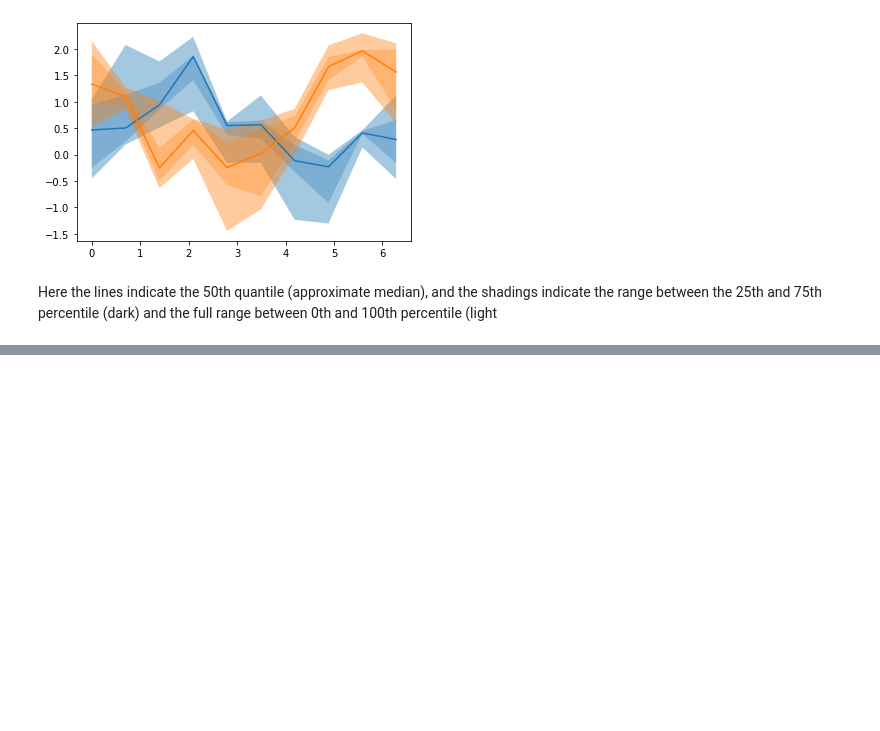
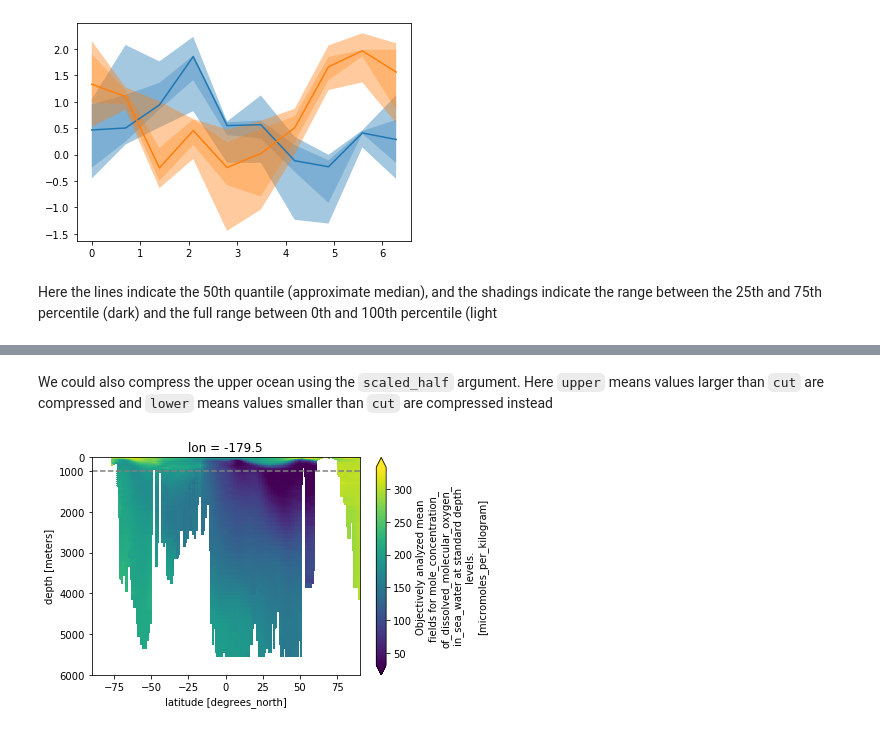
Before and after one commit to jbusecke/xarrayutils, a Jupyter notebook: doc/plotting.ipynb, the cells around one changed output, grey strips where cells are left out. Drawn from its saved outputs; the diff is of its cells as text; code cells hidden in the pictures; blank space fills up the shorter version.

```diff
--- a/doc/plotting.ipynb
+++ b/doc/plotting.ipynb
@@ -104,0 +138,13 @@ Here the lines indicate the 50th quantile (approximate median), and the shadings
+# %% [markdown]
+We could also compress the upper ocean using the `scaled_half` argument. Here `upper` means values larger than `cut` are compressed and `lower` means values smaller than `cut` are compressed instead
+# %%
+o2.sel(lon=-180, method='nearest').plot(robust=True)
+ax = plt.gca()
+ax.invert_yaxis()
+linear_piecewise_scale(1000, 2, scaled_half='lower')
+#indicate the point between the different scalings
+ax.axhline(1000, color='0.5', ls='--')
+# Rearange the yticks
+ax.set_yticks([0, 1000, 2000, 3000, 4000, 5000, 6000]);
+# %% [output]
+[figure, added]
```
Also changed, not shown: parts of 13 cells of this notebook, 2 other files.
